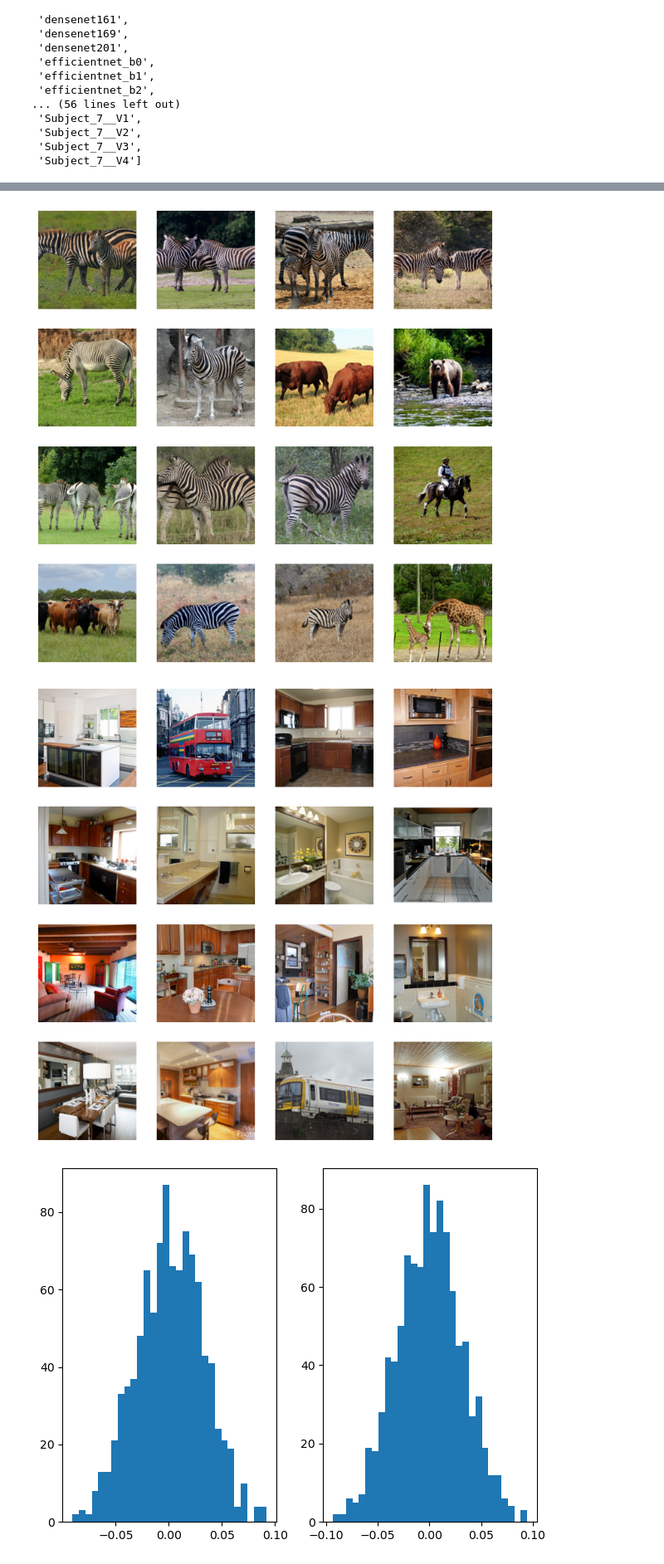
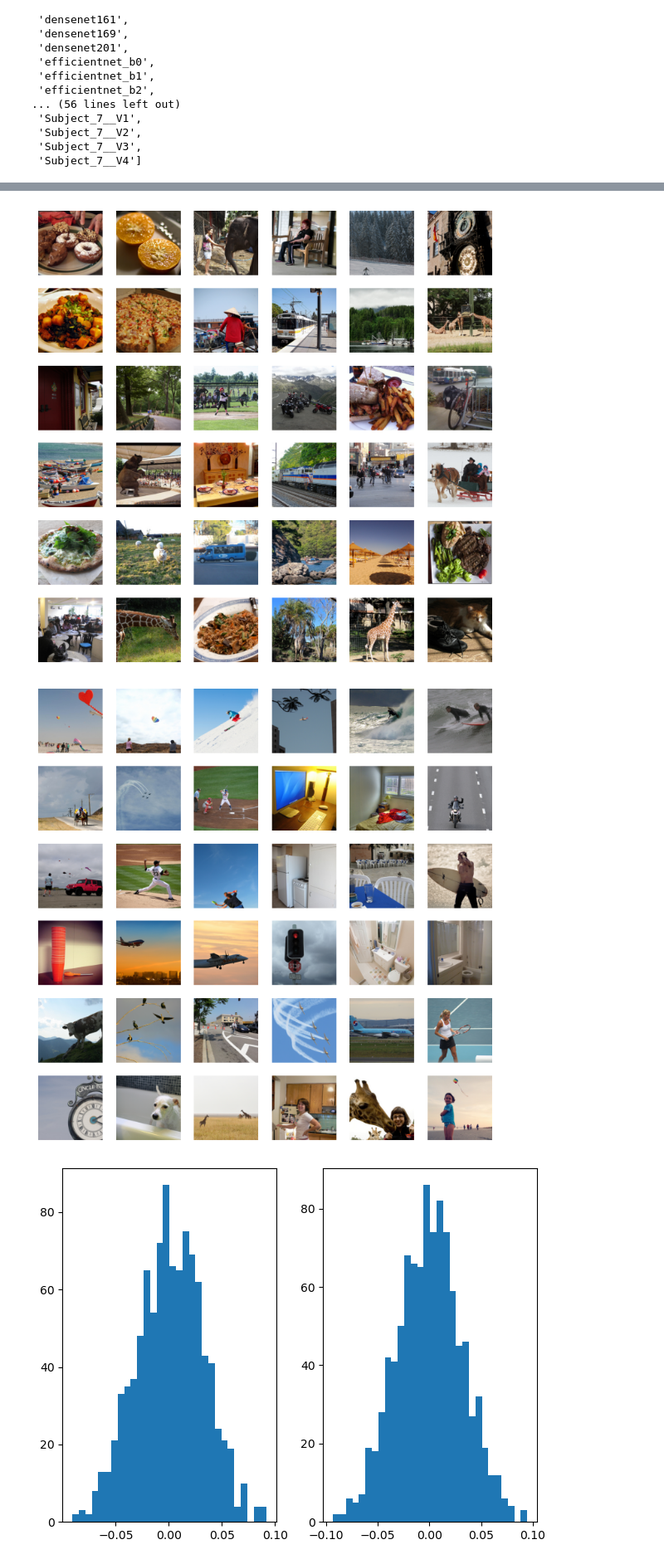
Before and after one commit to SarahHarvey/decoding-similarity, a Jupyter notebook: max_and_min_metrics.ipynb, the cells around one changed output, grey strips where cells are left out. Shown at 83% size. Drawn from its saved outputs; the diff is of its cells as text; code cells hidden in the pictures.

```diff
--- a/max_and_min_metrics.ipynb
+++ b/max_and_min_metrics.ipynb
@@ -468,8 +468,8 @@ model_names
  'Subject_7__V3',
  'Subject_7__V4']
 # %%
-ind1 = 0
-ind2 = 59
+ind1 = 59
+ind2 = 56
 
 KX = cached[ind1]
 KY = cached[ind2]
@@ -513,14 +511,14 @@ sortedz_sim = np.sort(vecs[:,zind]),
 
 ndots = 16
 
-fig, ax = plt.subplots(figsize= (7,4))
+# fig, ax = plt.subplots(figsize= (7,4))
 
-ax.plot(np.arange(0,1000),sortedz_sim[0],'.', color=[0,0,0],alpha=0.5)
+# ax.plot(np.arange(0,1000),sortedz_sim[0],'.', color=[0,0,0],alpha=0.5)
 
-ax.plot(np.arange(1000-ndots,1000), sortedz_sim[0][-ndots:],'.')
-ax.plot(np.arange(0,ndots), sortedz_sim[0][0:ndots],'.')
+# ax.plot(np.arange(1000-ndots,1000), sortedz_sim[0][-ndots:],'.')
+# ax.plot(np.arange(0,ndots), sortedz_sim[0][0:ndots],'.')
 
-plt.savefig('dominant_eigenvector_'+ model_names[ind1] + '_' + model_names[ind2] + '_' + 'similarity.pdf',bbox_inches='tight')
+# plt.savefig('dominant_eigenvector_'+ model_names[ind1] + '_' + model_names[ind2] + '_' + 'similarity.pdf',bbox_inches='tight')
 
 
 fig, ax = plt.subplots(figsize= (7,4))
@@ -528,8 +526,8 @@ fig, ax = plt.subplots(figsize= (7,4))
 
 ax.plot(np.arange(0,1000),sortedz_dist[0],'.', color=[0,0,0],alpha=0.5)
 
-ax.plot(np.arange(0,ndots), sortedz_dist[0][0:ndots],'.',color=[0.7, 0.1, 0.1])
-ax.plot(np.arange(1000-ndots,1000), sortedz_dist[0][-ndots:],'.',color=[0, 0.5, 0.4])
+ax.plot(np.arange(0,ndots), sortedz_dist[0][0:ndots],'.',color=[0, 0.5, 0.4])
+ax.plot(np.arange(1000-ndots,1000), sortedz_dist[0][-ndots:],'.',color=[0.7, 0.2, 0.4])
 
 
 plt.savefig('dominant_eigenvector_'+ model_names[ind1] + '_' + model_names[ind2] + '_' + 'distance.pdf',bbox_inches='tight')
@@ -548,8 +545,8 @@ plt.show()
 # %%
 import matplotlib.pyplot as plt
 
-nimgs = 16
-ncols = 4
+nimgs = 36
+ncols = 6
 nrows = int(np.ceil(nimgs/ncols))
 
 fig, axes = plt.subplots(nrows, ncols, figsize=(9,9))
@@ -571,34 +568,34 @@ plt.savefig('maxmin_image_tiles/distance_maxweights_' + model_names[ind1] + '_'
 
 plt.show()
 # %% [output]
-[figure, old version]
+[figure, new version]
 # %%
 import matplotlib.pyplot as plt
 
-nimgs = 16
-ncols = 4
+nimgs = 36
+ncols = 6
 nrows = int(np.ceil(nimgs/ncols))
 
 fig, axes = plt.subplots(nrows, ncols, figsize=(9,9))
 ind = -1
 
 for row in range(nrows):
     for column in range(ncols):
         if ind == nimgs:
             break
         else:
             image = Y["image_data"]["test"][sorted_img_idx[ind],:,:,:]
             ax = axes[row, column]
             # ax.set_title(f"Image ({row}, {column})")
             ax.axis('off')
             ax.imshow(image)
             ind -= 1
 
 plt.savefig('maxmin_image_tiles/distance_minweights_' + model_names[ind1] + '_' + model_names[ind2] + '_eigvec' + str(zind) + '.pdf')
 
 plt.show()
 # %% [output]
-[figure, old version]
+[figure, new version]
 # %%
 fig, axs = plt.subplots(1, 2, sharey=False, tight_layout=True)
 
```
Also changed, not shown: parts of 5 cells of this notebook, 1 other file.
